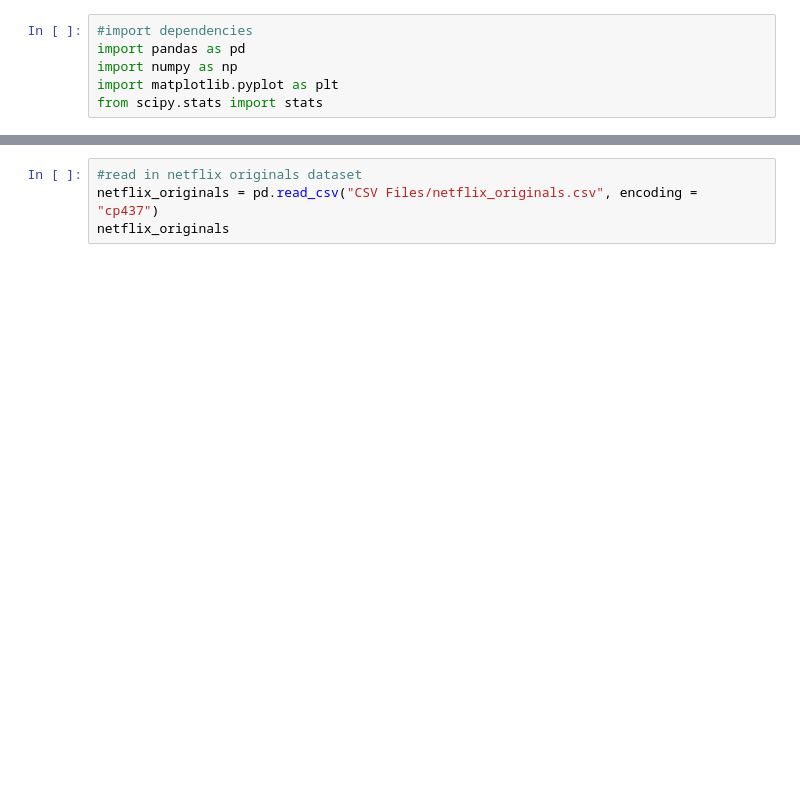
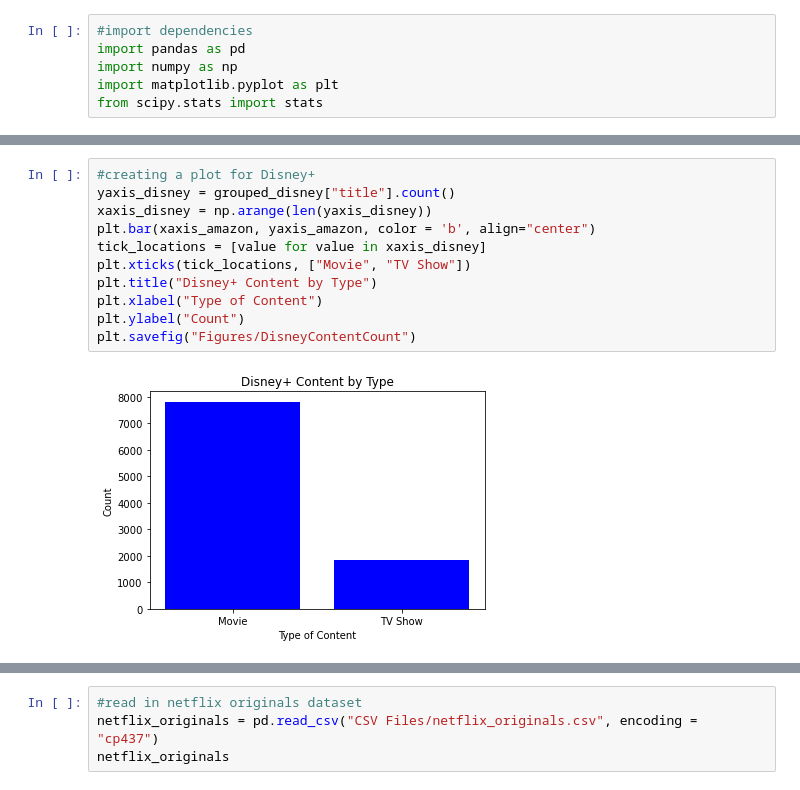
Before and after one commit to yuthegreat1/GroupProject, a Jupyter notebook: Statistical Analysis.ipynb, the cells around one changed output, grey strips where cells are left out. Cells and saved outputs as stored; diff of their text form; blank space fills up the shorter version.

```diff
--- a/Statistical Analysis.ipynb
+++ b/Statistical Analysis.ipynb
@@ -6,0 +107,13 @@ from scipy.stats import stats
+# %%
+#creating a plot for Disney+
+yaxis_disney = grouped_disney["title"].count()
+xaxis_disney = np.arange(len(yaxis_disney))
+plt.bar(xaxis_amazon, yaxis_amazon, color = 'b', align="center")
+tick_locations = [value for value in xaxis_disney]
+plt.xticks(tick_locations, ["Movie", "TV Show"])
+plt.title("Disney+ Content by Type")
+plt.xlabel("Type of Content")
+plt.ylabel("Count")
+plt.savefig("Figures/DisneyContentCount")
+# %% [output]
+[figure, added]
```
Also changed, not shown: parts of 33 cells of this notebook, 8 other files.
